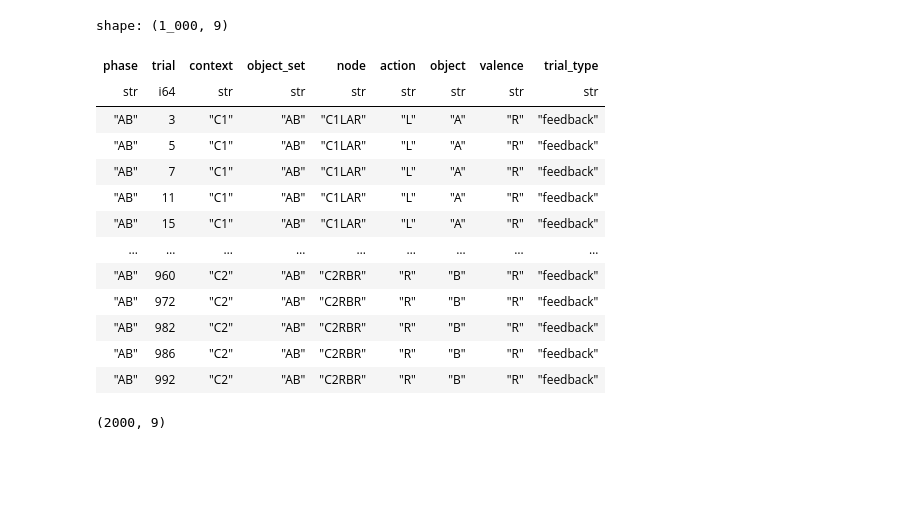
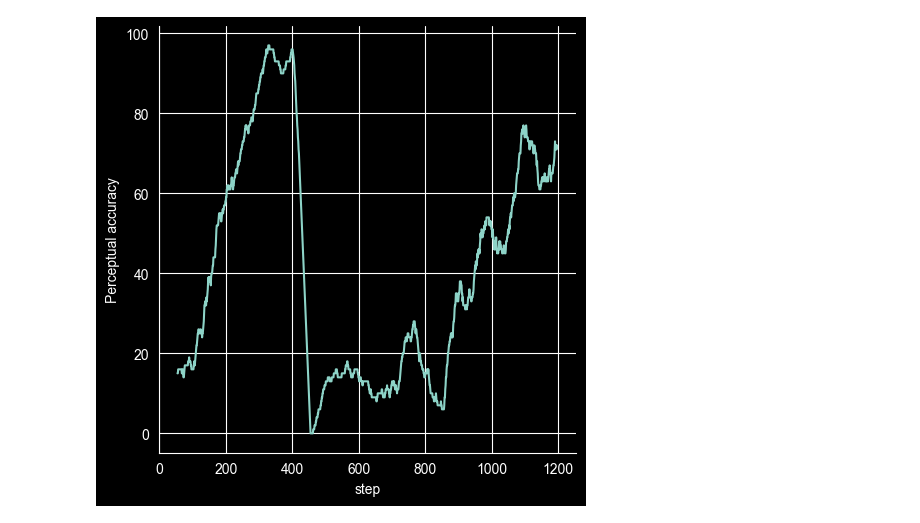
Before and after one commit to hamllab/torch_tem, a Jupyter notebook: jupyter/test_mckenzie.ipynb, the cells around one changed output. Cells and saved outputs as stored; diff of their text form; code cells hidden in the pictures; blank space fills up the shorter version.

```diff
--- a/jupyter/test_mckenzie.ipynb
+++ b/jupyter/test_mckenzie.ipynb
@@ -2,6 +2,7 @@
 import numpy as np
 import matplotlib.pyplot as plt
 from scipy.spatial import distance
+from scipy.cluster import hierarchy
 from tem import world, model
 from pathlib import Path
 import itertools
@@ -10,10 +11,10 @@ import seaborn as sns
 import torch
 from tbparse import SummaryReader
 config_file = "../envs/mckenzie2024.json"
-out_dir = Path("~/Dropbox/work/tem/McKenzie").expanduser() / "study-5"
+out_dir = Path("~/Dropbox/work/tem/McKenzie").expanduser() / "study-7"
 out_dir.mkdir(exist_ok=True)
 # %%
-design = world.design_mckenzie(config_file)
+design = world.design_mckenzie(config_file, {"AB": 400, "CD": 400, "ABCD": 400})
 nodes = (
     ["".join(c) for c in itertools.product(["C1", "C2"], ["AB", "BA", "CD", "DC"])]
     + ["".join(c) for c in itertools.product(["C1", "C2"], ["L", "R"], ["A", "B", "C", "D"], ["R", "N"])]
@@ -92,21 +46,0 @@ plt.matshow(rdm_feedback[np.ix_(ind, ind)], cmap="viridis")
-# %%
-design[trial_ind].filter(trial_type='feedback')[ind]
-# %% [output]
-shape: (1_000, 9)
-| phase | trial | context | object_set | node | action | object | valence | trial_type |
-| str | i64 | str | str | str | str | str | str | str |
-| "AB" | 3 | "C1" | "AB" | "C1LAR" | "L" | "A" | "R" | "feedback" |
-| "AB" | 5 | "C1" | "AB" | "C1LAR" | "L" | "A" | "R" | "feedback" |
-| "AB" | 7 | "C1" | "AB" | "C1LAR" | "L" | "A" | "R" | "feedback" |
-| "AB" | 11 | "C1" | "AB" | "C1LAR" | "L" | "A" | "R" | "feedback" |
-| "AB" | 15 | "C1" | "AB" | "C1LAR" | "L" | "A" | "R" | "feedback" |
-| … | … | … | … | … | … | … | … | … |
-| "AB" | 960 | "C2" | "AB" | "C2RBR" | "R" | "B" | "R" | "feedback" |
-| "AB" | 972 | "C2" | "AB" | "C2RBR" | "R" | "B" | "R" | "feedback" |
-| "AB" | 982 | "C2" | "AB" | "C2RBR" | "R" | "B" | "R" | "feedback" |
-| "AB" | 986 | "C2" | "AB" | "C2RBR" | "R" | "B" | "R" | "feedback" |
-| "AB" | 992 | "C2" | "AB" | "C2RBR" | "R" | "B" | "R" | "feedback" |
-# %%
-design[trial_ind].shape
-# %% [output]
-(2000, 9)
@@ -132,11 +58,13 @@ df = (
     )
 )
 # %%
-g = sns.relplot(
+h = sns.relplot(
     df.filter(pl.col("tag") == "Accuracies/p"),
     x="step",
     y="smooth_value",
     kind="line",
 )
-g.set(ylabel="Perceptual accuracy")
+h.set(ylabel="Perceptual accuracy")
+# %% [output]
+[figure, added]
 # %%
```
Also changed, not shown: parts of 13 cells of this notebook.
